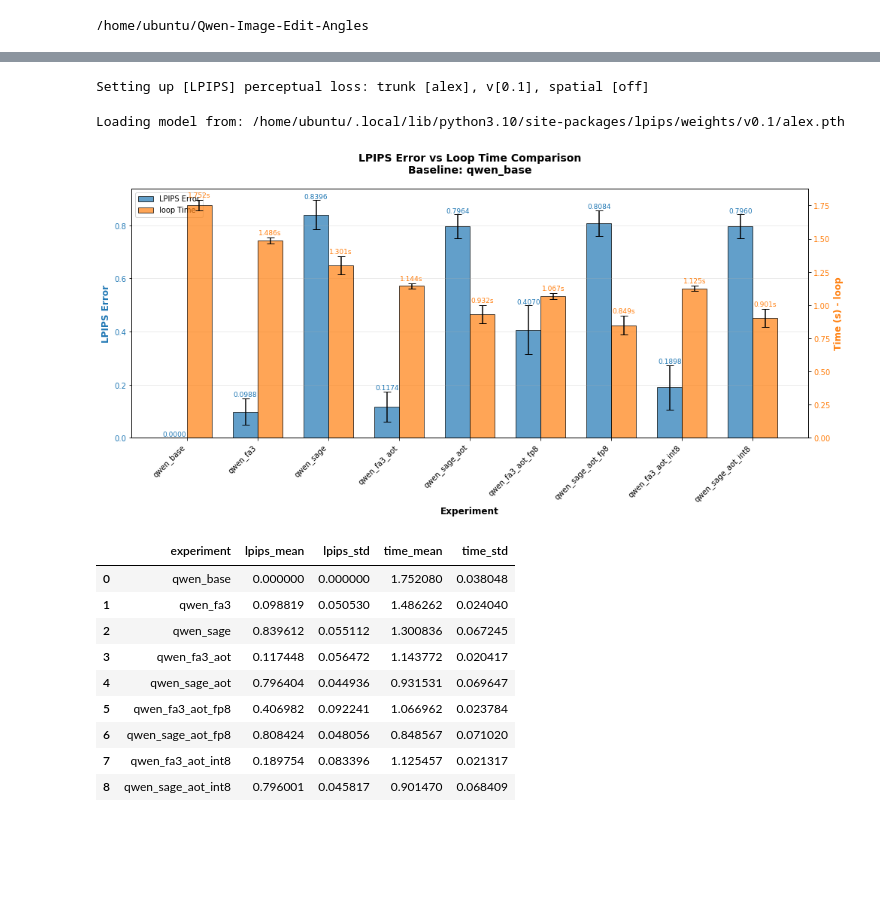
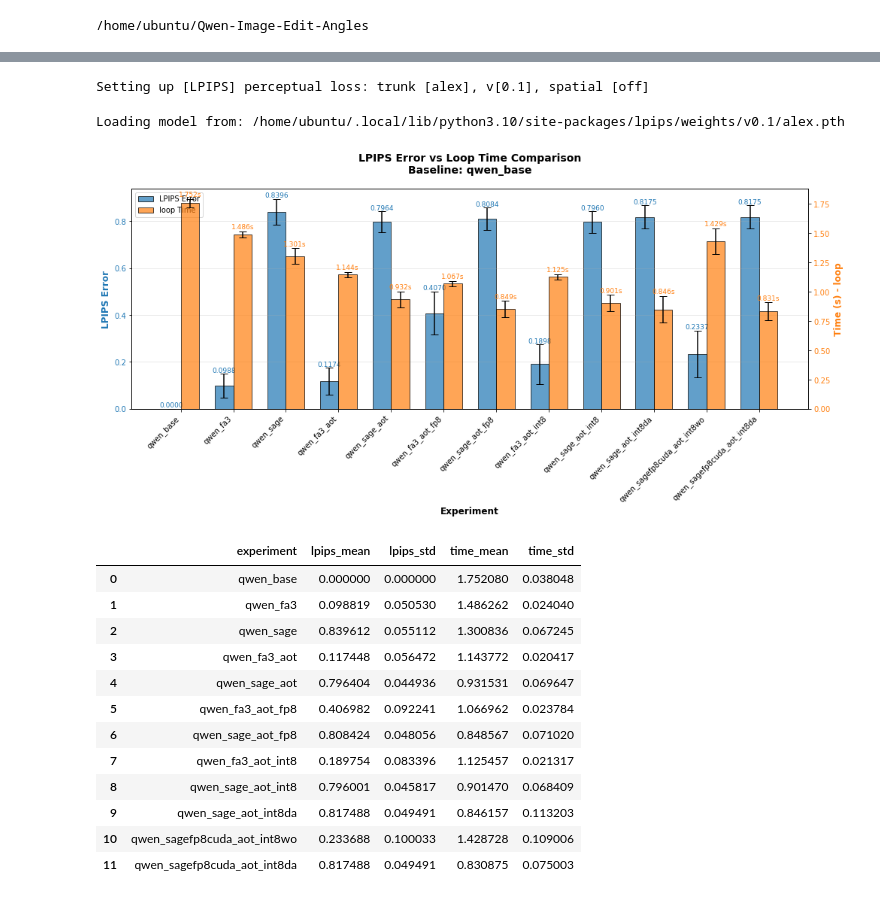
Before and after one commit to EleaZhong/Qwen-Edit-Ultrafast, a Jupyter notebook: scripts/attn_eval.ipynb, the cells around one changed output, grey strips where cells are left out. Drawn from its saved outputs; the diff is of its cells as text; code cells hidden in the pictures; blank space fills up the shorter version.

Commit message:
eval activation, add module-level quantization, use sage attention 2++

```diff
--- a/scripts/attn_eval.ipynb
+++ b/scripts/attn_eval.ipynb
@@ -60,34 +60,38 @@ Loading model from: /home/ubuntu/.local/lib/python3.10/site-packages/lpips/weigh
 # %%
 
 
 experiment_names = [
     "qwen_base",
     "qwen_fa3",
     "qwen_sage",
 
     "qwen_fa3_aot",
     "qwen_sage_aot",
 
     "qwen_fa3_aot_fp8",
     "qwen_sage_aot_fp8",
 
     "qwen_fa3_aot_int8",
     "qwen_sage_aot_int8",
 
+    "qwen_sage_aot_int8da",
+
+    "qwen_sagefp8cuda_aot_int8wo",
+    "qwen_sagefp8cuda_aot_int8da",
 ]
 
 df_all = compare_sets_with_timing(
     ExperimentSet.create(*experiment_names),
     profile_target="loop",
     sort_by=None
 )
 
 # Display the combined data
 df_all
 # %% [output]
 Setting up [LPIPS] perceptual loss: trunk [alex], v[0.1], spatial [off]
 Loading model from: /home/ubuntu/.local/lib/python3.10/site-packages/lpips/weights/v0.1/alex.pth
-[figure, old version]
+[figure, new version]
 |  | experiment | lpips_mean | lpips_std | time_mean | time_std |
 | 0 | qwen_base | 0.000000 | 0.000000 | 1.752080 | 0.038048 |
 | 1 | qwen_fa3 | 0.098819 | 0.050530 | 1.486262 | 0.024040 |
@@ -98,6 +102,9 @@ Loading model from: /home/ubuntu/.local/lib/python3.10/site-packages/lpips/weigh
 | 6 | qwen_sage_aot_fp8 | 0.808424 | 0.048056 | 0.848567 | 0.071020 |
 | 7 | qwen_fa3_aot_int8 | 0.189754 | 0.083396 | 1.125457 | 0.021317 |
 | 8 | qwen_sage_aot_int8 | 0.796001 | 0.045817 | 0.901470 | 0.068409 |
+| 9 | qwen_sage_aot_int8da | 0.817488 | 0.049491 | 0.846157 | 0.113203 |
+| 10 | qwen_sagefp8cuda_aot_int8wo | 0.233688 | 0.100033 | 1.428728 | 0.109006 |
+| 11 | qwen_sagefp8cuda_aot_int8da | 0.817488 | 0.049491 | 0.830875 | 0.075003 |
 # %%
 
 compare_sets_with_timing(
```
Also changed, not shown: parts of 3 cells of this notebook, 14 other files.
